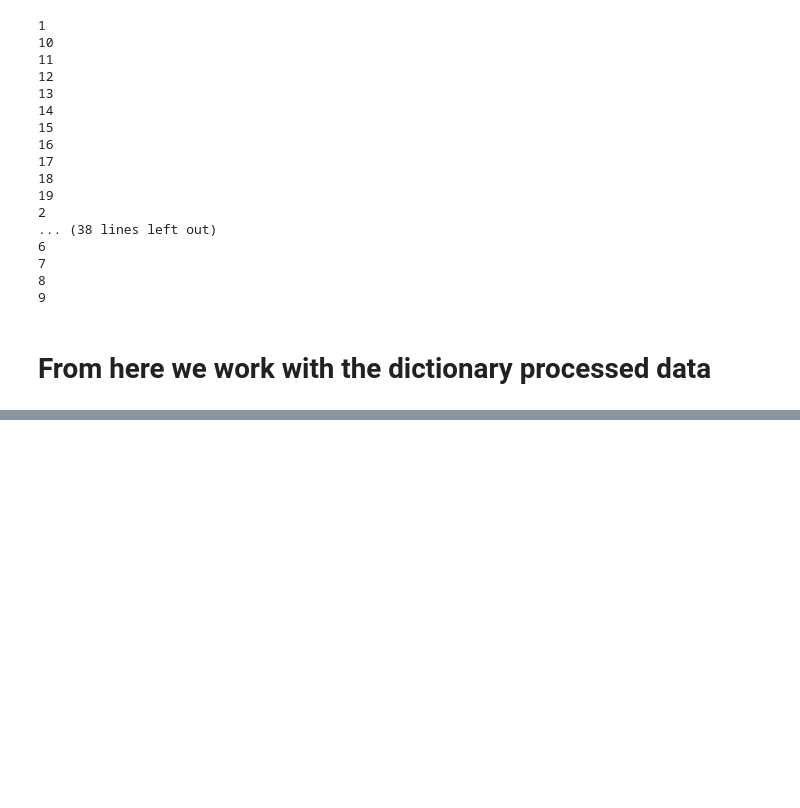
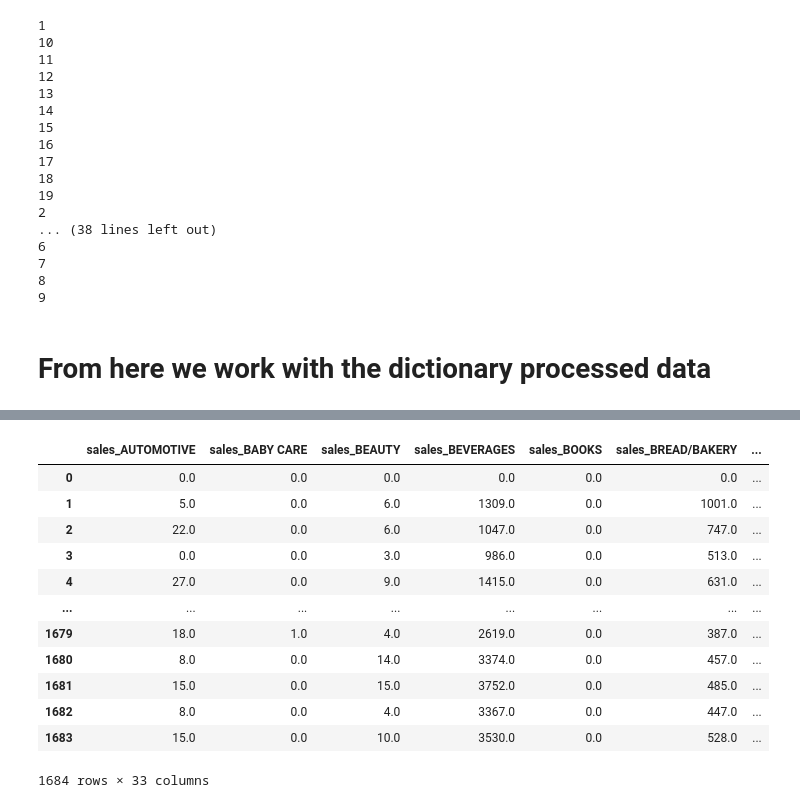
Before and after one commit to eschiappucci/sales_forecast, a Jupyter notebook: Notebook.ipynb, the cells around one changed output, grey strips where cells are left out. Drawn from its saved outputs; the diff is of its cells as text; code cells hidden in the pictures; blank space fills up the shorter version.

```diff
--- a/Notebook.ipynb
+++ b/Notebook.ipynb
@@ -480,3 +495,6 @@ def compile_and_fit(model, window, patience=30):
                       validation_data=window.val,
                       callbacks=[early_stopping])
   return history
+# %%
+df = pd.DataFrame.from_dict(stores_transactions_dict[key])
+test_df = pd.DataFrame.from_dict(stores_transactions_test_dict[key])
@@ -482,0 +504,16 @@ def compile_and_fit(model, window, patience=30):
+# %%
+df_timesteps
+# %% [output]
+|  | sales_AUTOMOTIVE | sales_BABY CARE | sales_BEAUTY | sales_BEVERAGES | sales_BOOKS | sales_BREAD/BAKERY | ... |
+| 0 | 0.0 | 0.0 | 0.0 | 0.0 | 0.0 | 0.0 | ... |
+| 1 | 5.0 | 0.0 | 6.0 | 1309.0 | 0.0 | 1001.0 | ... |
+| 2 | 22.0 | 0.0 | 6.0 | 1047.0 | 0.0 | 747.0 | ... |
+| 3 | 0.0 | 0.0 | 3.0 | 986.0 | 0.0 | 513.0 | ... |
+| 4 | 27.0 | 0.0 | 9.0 | 1415.0 | 0.0 | 631.0 | ... |
+| ... | ... | ... | ... | ... | ... | ... | ... |
+| 1679 | 18.0 | 1.0 | 4.0 | 2619.0 | 0.0 | 387.0 | ... |
+| 1680 | 8.0 | 0.0 | 14.0 | 3374.0 | 0.0 | 457.0 | ... |
+| 1681 | 15.0 | 0.0 | 15.0 | 3752.0 | 0.0 | 485.0 | ... |
+| 1682 | 8.0 | 0.0 | 4.0 | 3367.0 | 0.0 | 447.0 | ... |
+| 1683 | 15.0 | 0.0 | 10.0 | 3530.0 | 0.0 | 528.0 | ... |
+1684 rows × 33 columns
```
Also changed, not shown: parts of 17 cells of this notebook, 2 other files.
